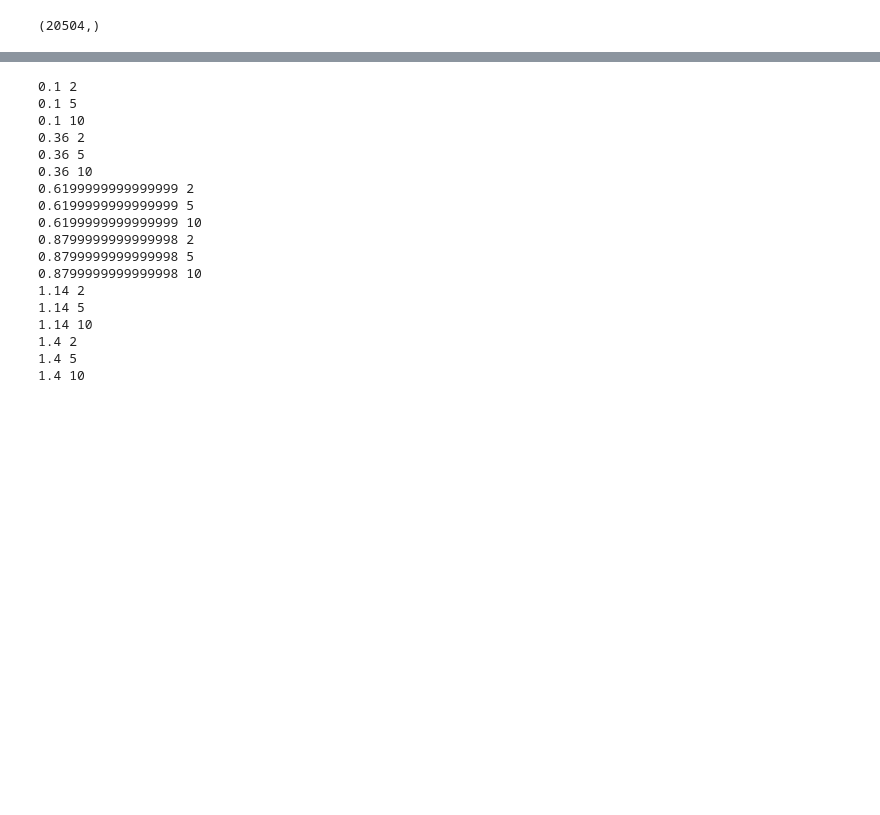
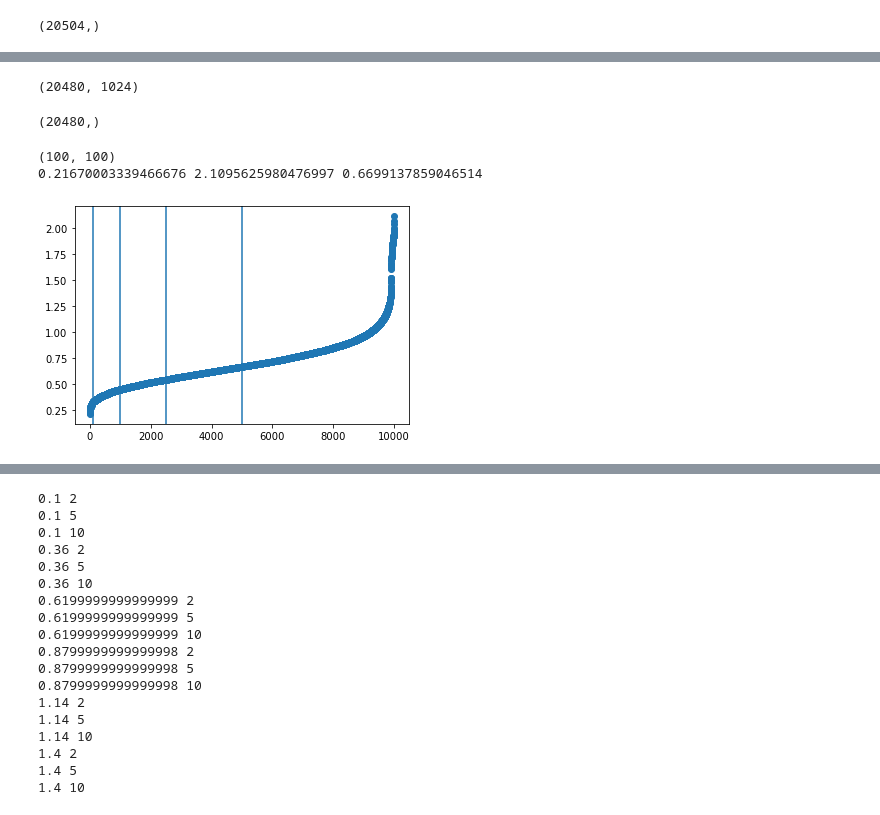
Before and after one commit to dptrsa-300/pss, a Jupyter notebook: Models.ipynb, the cells around one changed output, grey strips where cells are left out. Cells and saved outputs as stored; diff of their text form; code cells hidden in the pictures; blank space fills up the shorter version.

```diff
--- a/Models.ipynb
+++ b/Models.ipynb
@@ -399,0 +472,7 @@ len(missing_deepfold_mask)
+# %%
+prefix = 'embeddings/CurveNet/'
+keys = gcs.list_file_paths(prefix)
+
+# There's only one file
+key = gcs.uri_to_bucket_and_key(keys[1])[1]
+curvenet_df = gcs.download_parquet(key)
@@ -399,0 +495,37 @@ len(missing_deepfold_mask)
+# %%
+# Convert pd Series into np arr
+X_curvenet = np.stack( curvenet_df["curvenet_embeddings"]).astype(np.float64)
+
+X_curvenet.shape
+# %% [output]
+(20480, 1024)
+# %%
+protein_id_curvenet = np.array(curvenet_df["protein_id"])
+protein_id_curvenet.shape
+# %% [output]
+(20480,)
+# %%
+# Show euclidean distances between a random set of points
+
+ed = euclidean_distances(X_curvenet[np.random.choice(range(len(X_curvenet)), 100)],
+                         X_curvenet[np.random.choice(range(len(X_curvenet)), 100)]
+                        )
+print(ed.shape)
+
+min_ed = np.min(ed)
+max_ed = np.max(ed)
+median_ed = np.median(ed)
+
+print(min_ed, max_ed, median_ed)
+ed_flatten = ed.flatten()
+
+plt.scatter(range(len(ed_flatten)), np.sort(ed_flatten))
+plt.axvline(len(ed_flatten)/2)
+plt.axvline(len(ed_flatten)/4)
+plt.axvline(len(ed_flatten)/10)
+plt.axvline(len(ed_flatten)/100)
+plt.show()
+# %% [output]
+(100, 100)
+0.21670003339466676 2.1095625980476997 0.6699137859046514
+[figure, added]
```
Also changed, not shown: parts of 171 cells of this notebook, 2 other files.
